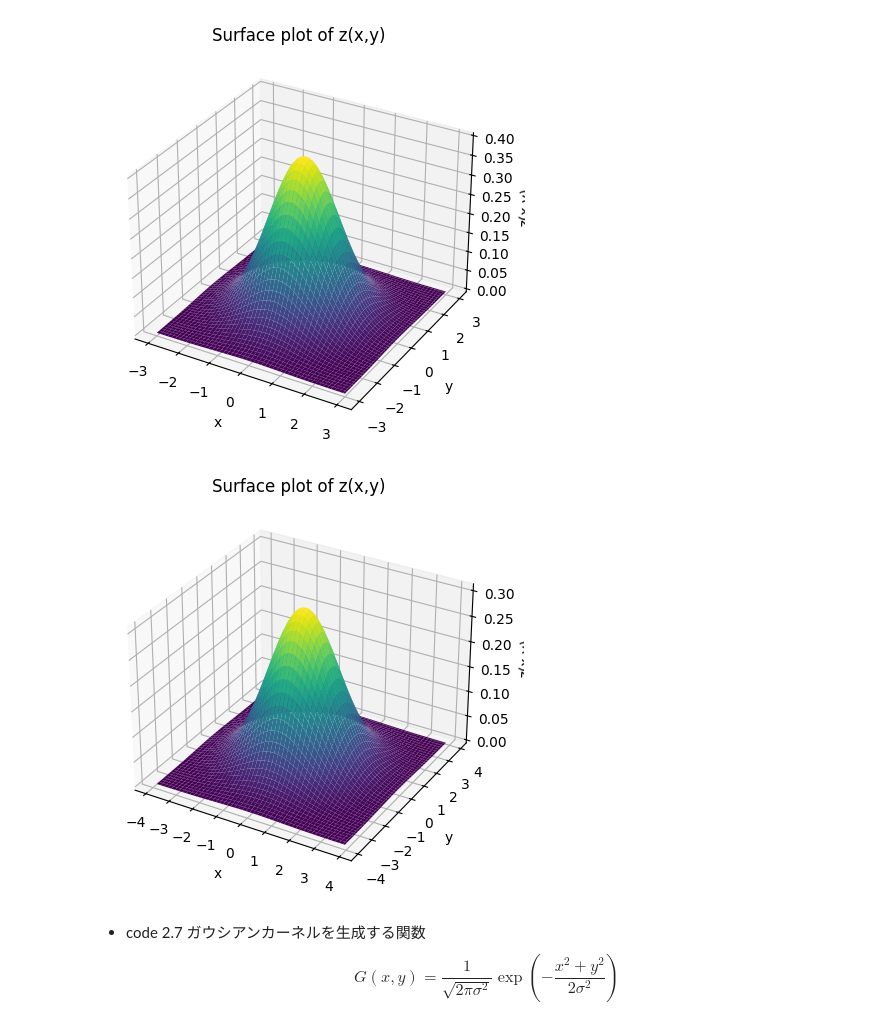
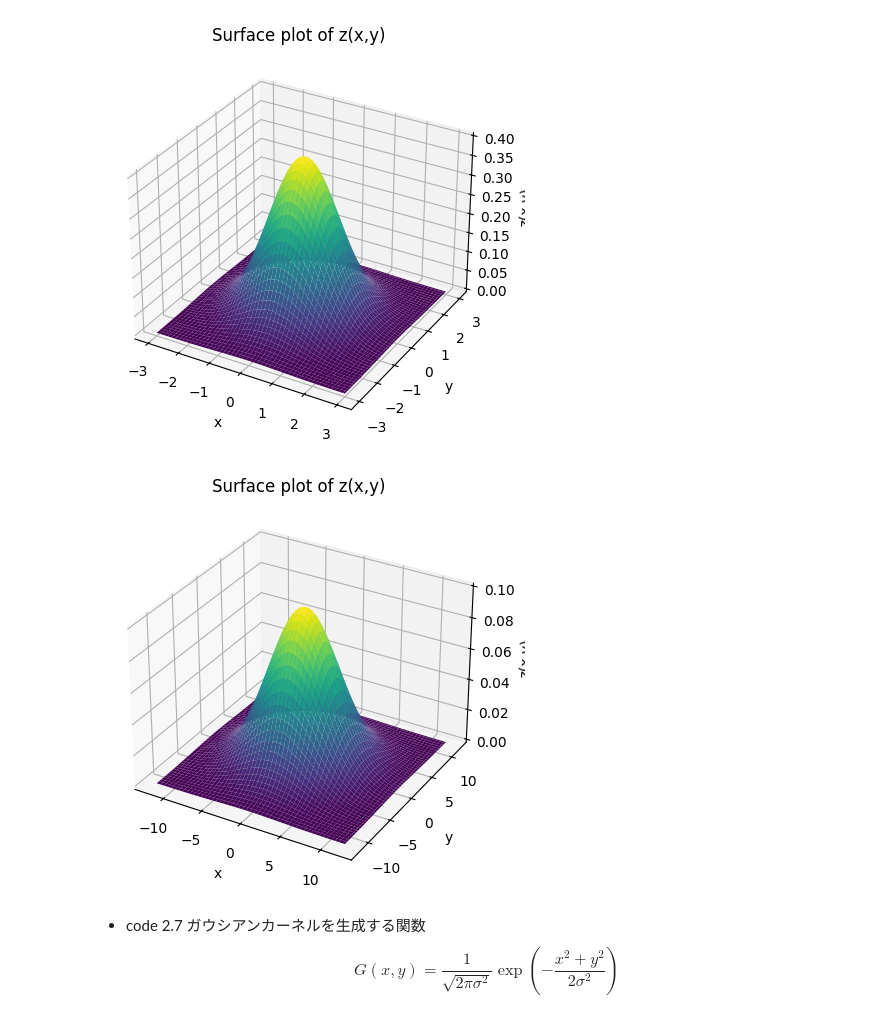
Before and after one commit to cattleya100519b/py_cv_impress, a Jupyter notebook: src/ch2.ipynb, the cells around one changed output. Cells and saved outputs as stored; diff of their text form; code cells hidden in the pictures.

Commit message:
@2.2, change gaussian's sigma

```diff
--- a/src/ch2.ipynb
+++ b/src/ch2.ipynb
@@ -66,9 +66,9 @@ draw_3d_pyplot(*Gaussian())
 # %% [output]
 [figure]
 # %%
-draw_3d_pyplot(*Gaussian(sigma=1.3))
+draw_3d_pyplot(*Gaussian(sigma=4))
 # %% [output]
-[figure, old version]
+[figure, new version]
 # %%
 from common import draw_3d_plotly
 # %%
```
Also changed, not shown: parts of 3 cells of this notebook, 1 other file.
